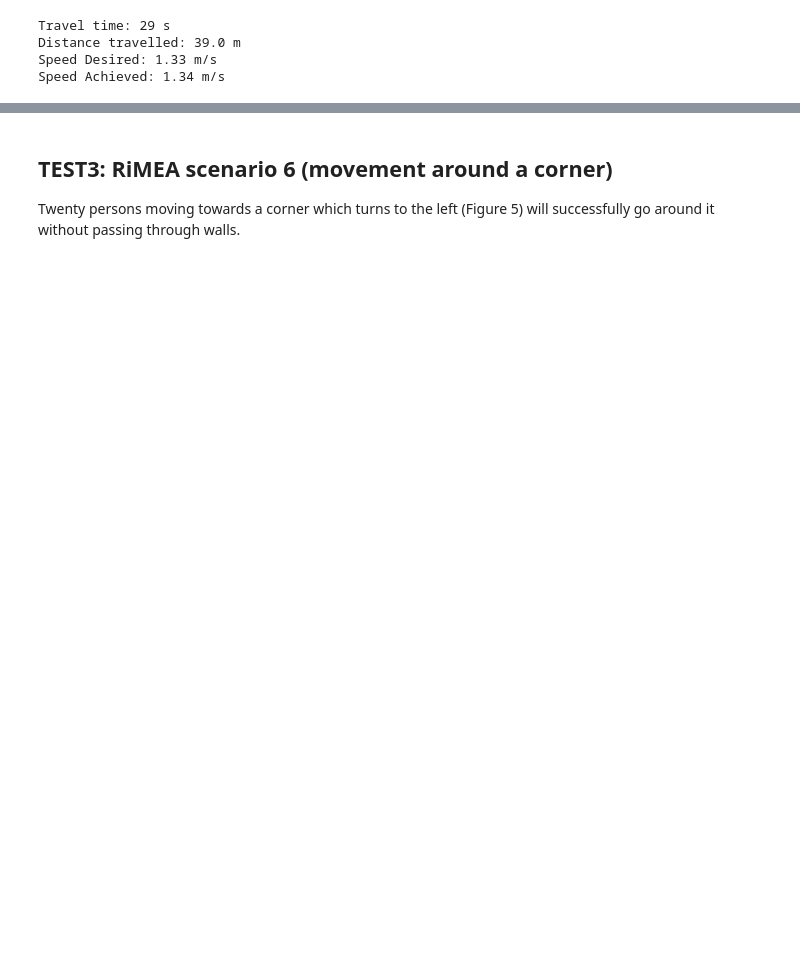
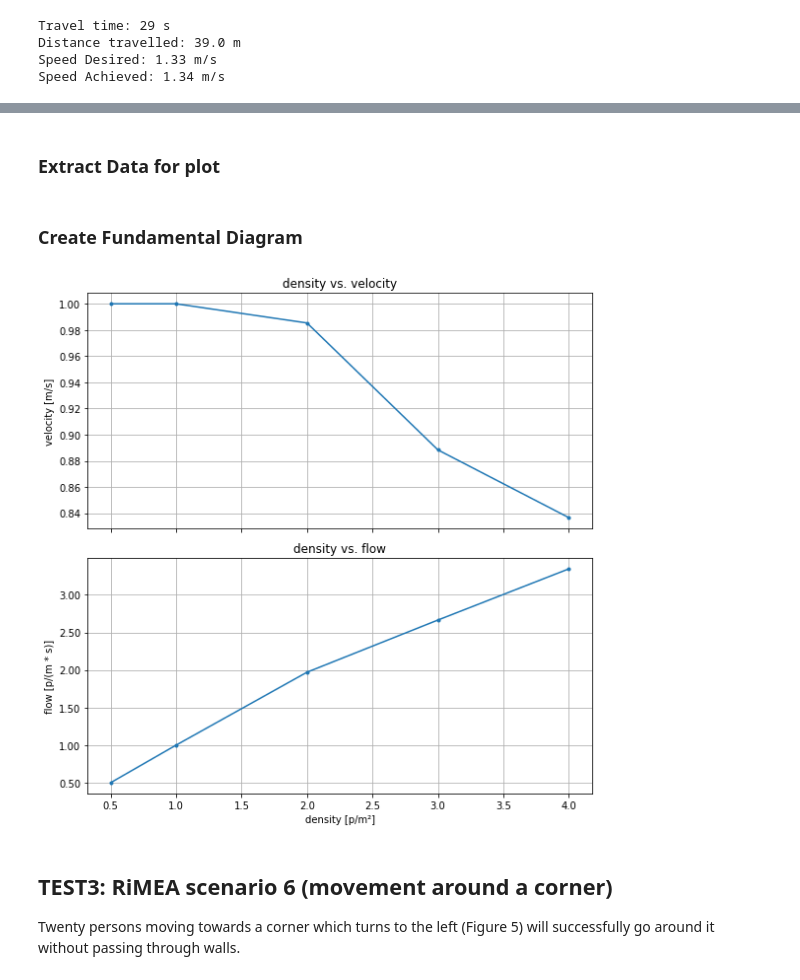
Before and after one commit to sonmikrafft-uni-MLCMS/ex1, a Jupyter notebook: task_5.ipynb, the cells around one changed output, grey strips where cells are left out. Drawn from its saved outputs; the diff is of its cells as text; code cells hidden in the pictures; blank space fills up the shorter version.

```diff
--- a/task_5.ipynb
+++ b/task_5.ipynb
@@ -71,3 +163,30 @@ In order to ensure that the fundamental diagram is also reproduced by the progra
+# %% [markdown]
+### Extract Data for plot
+# %%
+densities = avg_vels.keys()
+velocities = avg_vels.values()
+flows = [density * velocity for density, velocity in zip(densities, velocities)]
+# %% [markdown]
+### Create Fundamental Diagram
+# %%
+fig, (ax1, ax2) = plt.subplots(2, 1, sharex=True, figsize=(8, 8))
+
+ax1.plot(densities, velocities, marker='.')
+ax1.grid()
+ax1.set_ylabel('velocity [m/s]')
+ax1.set_title('density vs. velocity')
+
+ax2.plot(densities, flows, marker='.')
+ax2.grid()
+ax2.set_ylabel('flow [p/(m * s)]')
+ax2.set_xlabel('density [p/m²]')
+ax2.yaxis.set_major_formatter(FormatStrFormatter('%.2f'))
+ax2.set_title('density vs. flow')
+
+plt.tight_layout()
+fig.savefig('exports/fundamental_diagram.pdf')
+# %% [output]
+[figure, added]
 # %% [markdown]
 ## TEST3: RiMEA scenario 6 (movement around a corner)
 Twenty persons moving towards a corner which turns to the left (Figure 5) will successfully go around it without passing through walls.
```
Also changed, not shown: parts of 23 cells of this notebook, 2 other files.
